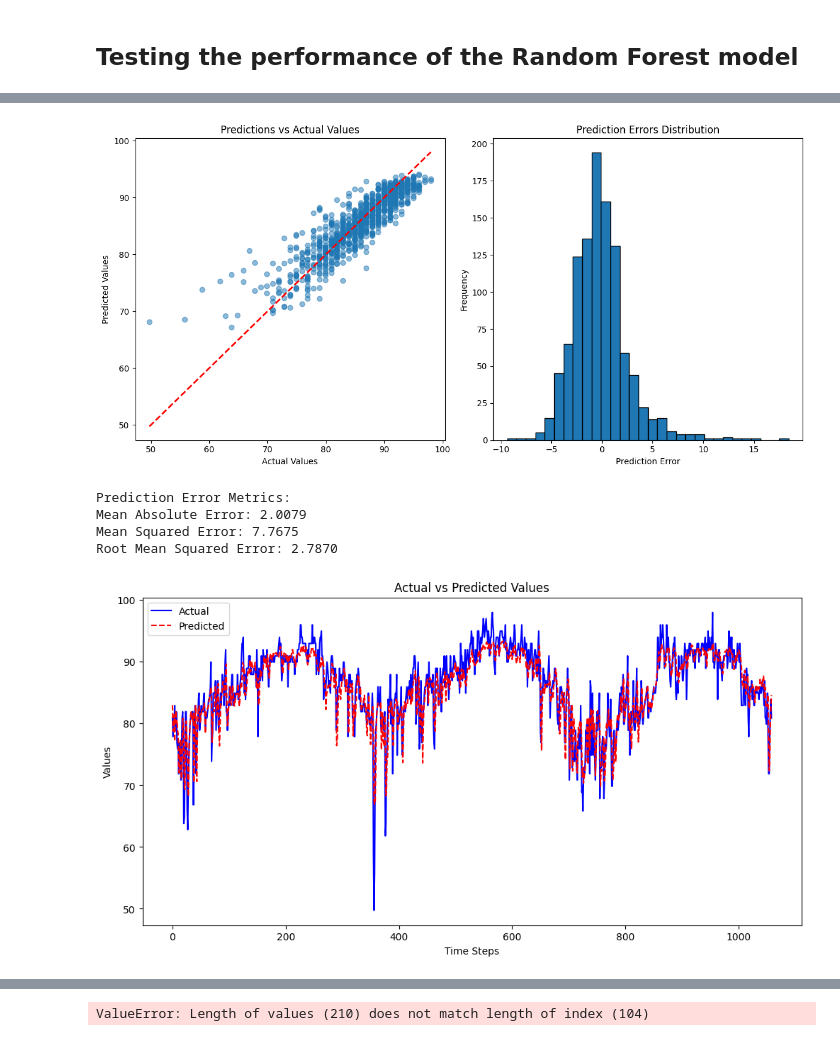
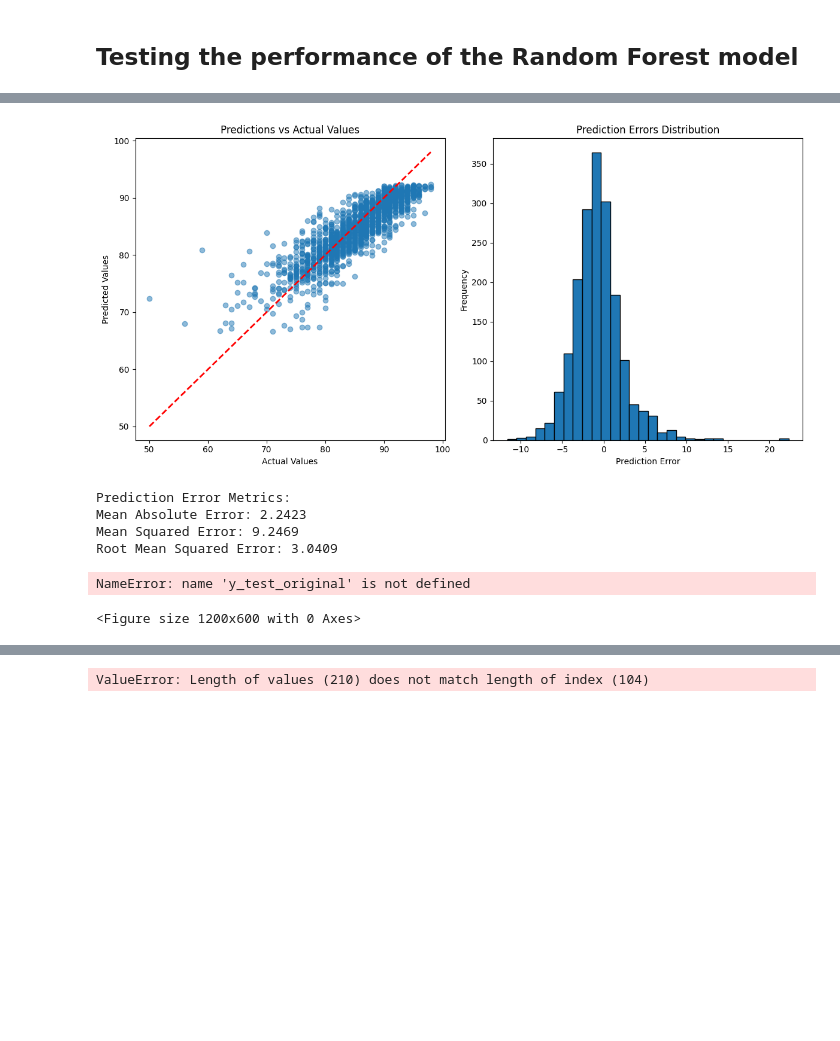
Before and after one commit to comp484-IntroToAI/semester-project-bram-long, a Jupyter notebook: MiamiWeather.ipynb, the cells around one changed output, grey strips where cells are left out. Drawn from its saved outputs; the diff is of its cells as text; code cells hidden in the pictures; blank space fills up the shorter version.

```diff
--- a/MiamiWeather.ipynb
+++ b/MiamiWeather.ipynb
@@ -156,8 +117,12 @@ plt.show()
 # %% [markdown]
 ## Testing the performance of the Random Forest model
 # %%
+X = newdf[feature_columns]
+y = newdf[target]
+
+
 X_train, y_train, X_test, y_test = hp.create_train_test(X, y, .8)
-all_predictions = pd.DataFrame(y_test)
+all_predictions = pd.DataFrame()
 # %%
 # grid search
 best_model = rf.find_best_random_forest_model(X_train, y_train)
@@ -338,9 +233,12 @@ print('Number of elements in y_train_scaled:', len(y_train_scaled))
 # %%
+lstm.
+
+
 bilstm_y_pred = trained_bilstm_model.predict(X_test_windowed)
 
 # Inverse transform predictions and actual values
-bilstm_y_pred_original = y_scaler.inverse_transform(bilstm_y_pred)
-bilstm_y_test_original = y_scaler.inverse_transform(y_test_windowed)
+bilstm_y_pred_original = target_scaler.inverse_transform(bilstm_y_pred)
+bilstm_y_test_original = target_scaler.inverse_transform(y_test_windowed)
 
 # Plot predictions vs actual
 plt.figure(figsize=(12, 6))
@@ -380,7 +278,7 @@ print(f"Root Mean Squared Error: {rmse:.4f}")
 # y_test_original = pd.Series(y_test_original, index=y_lstm_test.index)
 # y_pred_original = pd.Series(y_pred_original, index=y_lstm_test.index)
 plt.figure(figsize=(12, 6))
-plt.plot( y_test_original, label='Actual', color='blue')
+plt.plot(bilstm_y_test_original, label='Actual', color='blue')
 plt.plot(y_pred_original, label='Predicted', color='red', linestyle='--')
 plt.title('Actual vs Predicted Values')
 plt.xlabel('Time Steps')
@@ -394,9 +292,10 @@ plt.show()
-[figure, old version]
+[figure, new version]
 Prediction Error Metrics:
-Mean Absolute Error: 2.0079
-Mean Squared Error: 7.7675
-Root Mean Squared Error: 2.7870
+Mean Absolute Error: 2.2423
+Mean Squared Error: 9.2469
+Root Mean Squared Error: 3.0409
-[figure, removed]
+NameError: name 'y_test_original' is not defined
+<Figure size 1200x600 with 0 Axes>
 # %%
 lstm_y_pred = trained_lstm_model.predict(X_test_windowed)
 
```
Also changed, not shown: parts of 8 cells of this notebook, 4 other files.
